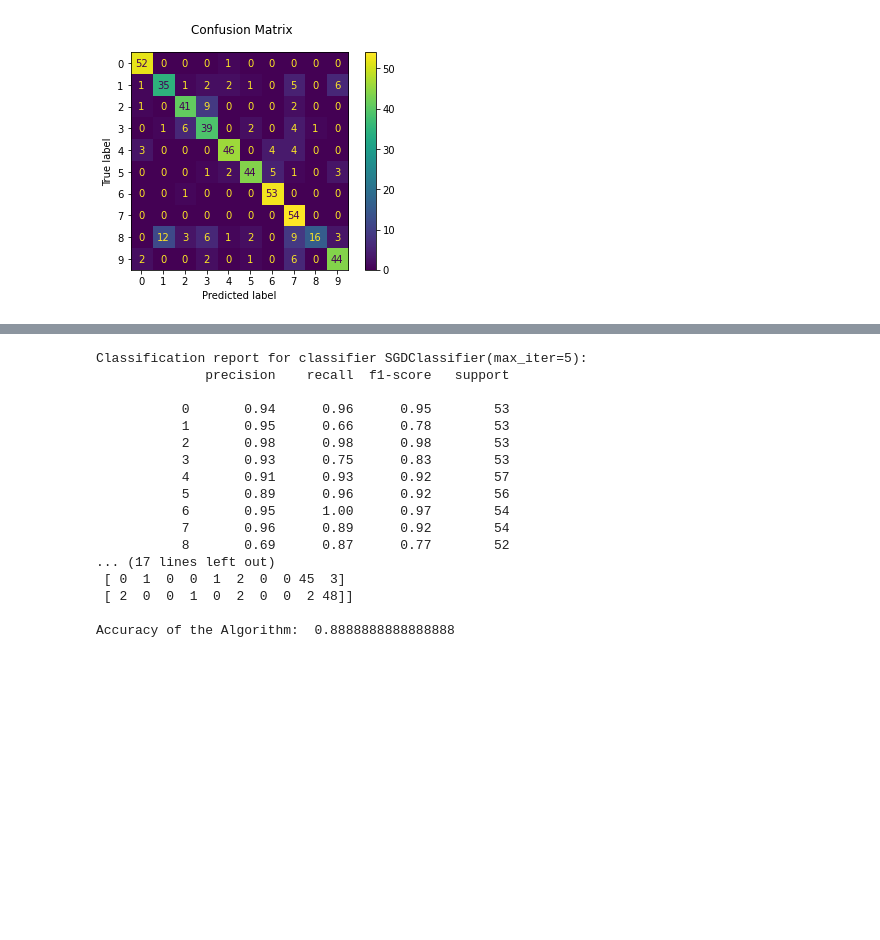
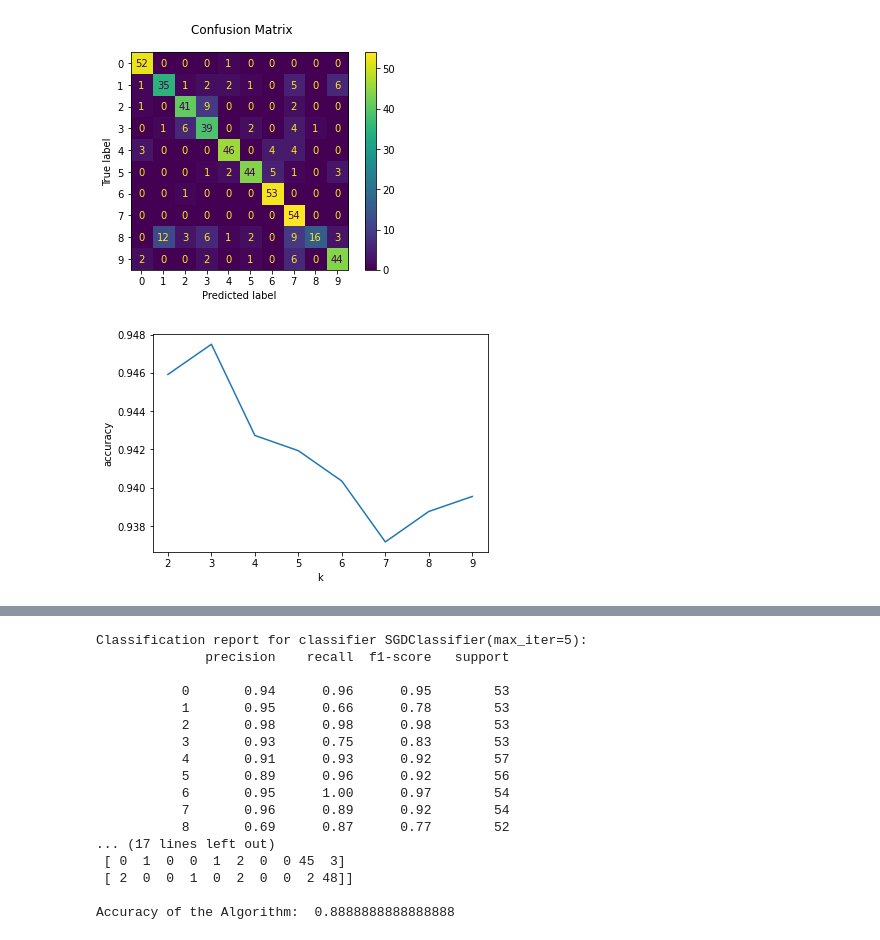
Before and after one commit to meysamhadigheh/test_number_recognition, a Jupyter notebook: mahroon_SkLearn/number_recognition.ipynb, the cells around one changed output, grey strips where cells are left out. Saved outputs shown, nothing was run; the diff lists cells and outputs as text; code cells hidden in the pictures; blank space fills up the shorter version.

Commit message:
describing the KNN accuracy with different k values.

```diff
--- a/mahroon_SkLearn/number_recognition.ipynb
+++ b/mahroon_SkLearn/number_recognition.ipynb
@@ -173,6 +173,24 @@ Classification report for classifier RandomForestClassifier(max_depth=2, random_
 Accuracy of the Algorithm:  0.7851851851851852
 [figure]
 [figure]
+# %%
+import numpy as np
+from sklearn.model_selection import cross_val_score
+
+ks = np.arange(2, 10)
+scores = []
+for k in ks:
+    model = KNeighborsClassifier(n_neighbors=k)
+    score = cross_val_score(model, X_train, y_train, cv=5)
+    score.mean()
+    scores.append(score.mean())
+
+plt.plot(ks,scores)
+plt.xlabel('k')
+plt.ylabel('accuracy')
+plt.show()
+# %% [output]
+[figure, added]
 # %%
 #5. K Nearest Neighbours (KNN)
 from sklearn.neighbors import KNeighborsClassifier
```
Also changed, not shown: parts of 1 cell of this notebook.
